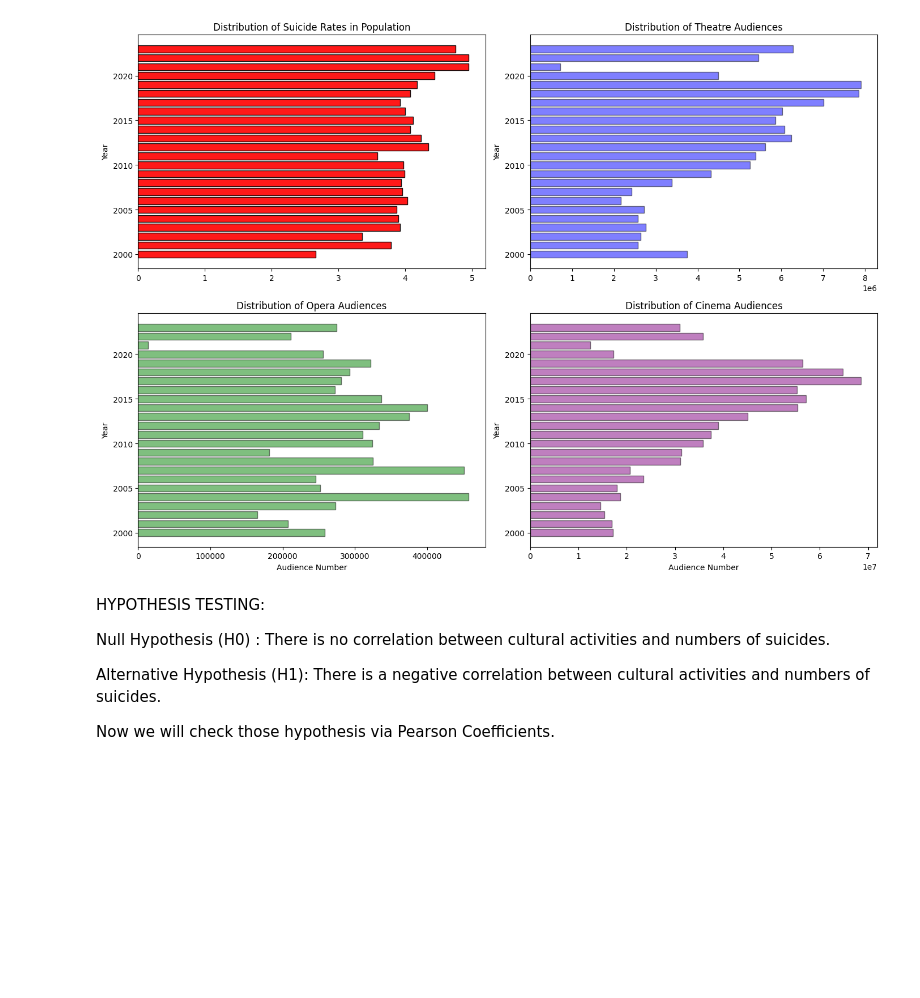
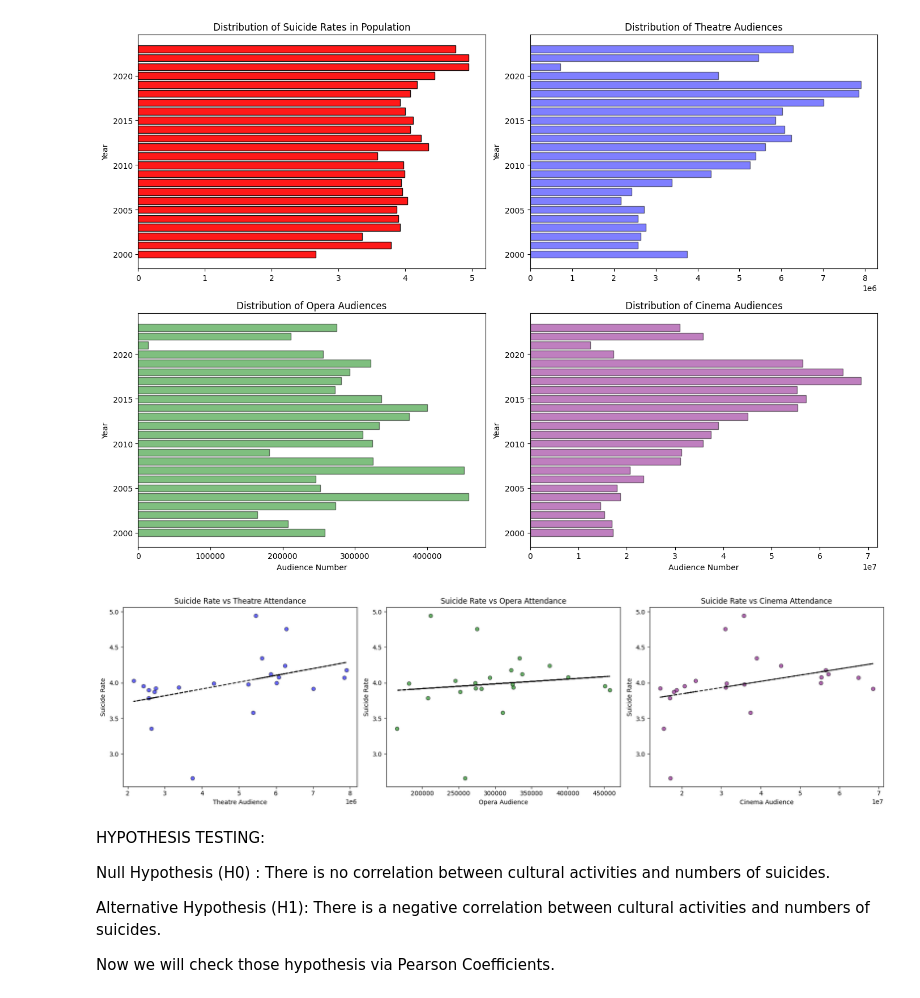
Before and after one commit to erenayar-12/DSA210-Project, a Jupyter notebook: DSA210_Project.ipynb, the cells around one changed output. Cells and saved outputs as stored; diff of their text form; code cells hidden in the pictures; blank space fills up the shorter version.

```diff
--- a/DSA210_Project.ipynb
+++ b/DSA210_Project.ipynb
@@ -85,6 +85,47 @@ plt.tight_layout()
 plt.show()
 # %% [output]
 [figure]
+# %%
+# Filter out COVID years
+filtered_df = df[~df['Year'].isin([2020, 2021])]
+
+# Scatter plots with trend lines for filtered data
+fig2, axes2 = plt.subplots(1, 3, figsize=(18, 5))
+
+# 1. Suicide Rate vs Theatre
+x = filtered_df['Theatre']
+y = filtered_df['Suicide Rate']
+axes2[0].scatter(x, y, color='blue', alpha=0.6, edgecolor='black')
+m, b = np.polyfit(x, y, 1)
+axes2[0].plot(x, m*x + b, color='black', linestyle='--')
+axes2[0].set_title("Suicide Rate vs Theatre Attendance")
+axes2[0].set_xlabel("Theatre Audience")
+axes2[0].set_ylabel("Suicide Rate")
+
+# 2. Suicide Rate vs Opera
+x = filtered_df['Opera']
+y = filtered_df['Suicide Rate']
+axes2[1].scatter(x, y, color='green', alpha=0.6, edgecolor='black')
+m, b = np.polyfit(x, y, 1)
+axes2[1].plot(x, m*x + b, color='black', linestyle='--')
+axes2[1].set_title("Suicide Rate vs Opera Attendance")
+axes2[1].set_xlabel("Opera Audience")
+axes2[1].set_ylabel("Suicide Rate")
+
+# 3. Suicide Rate vs Cinema
+x = filtered_df['Cinema']
+y = filtered_df['Suicide Rate']
+axes2[2].scatter(x, y, color='purple', alpha=0.6, edgecolor='black')
+m, b = np.polyfit(x, y, 1)
+axes2[2].plot(x, m*x + b, color='black', linestyle='--')
+axes2[2].set_title("Suicide Rate vs Cinema Attendance")
+axes2[2].set_xlabel("Cinema Audience")
+axes2[2].set_ylabel("Suicide Rate")
+
+plt.tight_layout()
+plt.show()
+# %% [output]
+[figure, added]
 # %% [markdown]
 HYPOTHESIS TESTING:
 
```
Also changed, not shown: parts of 3 cells of this notebook.
